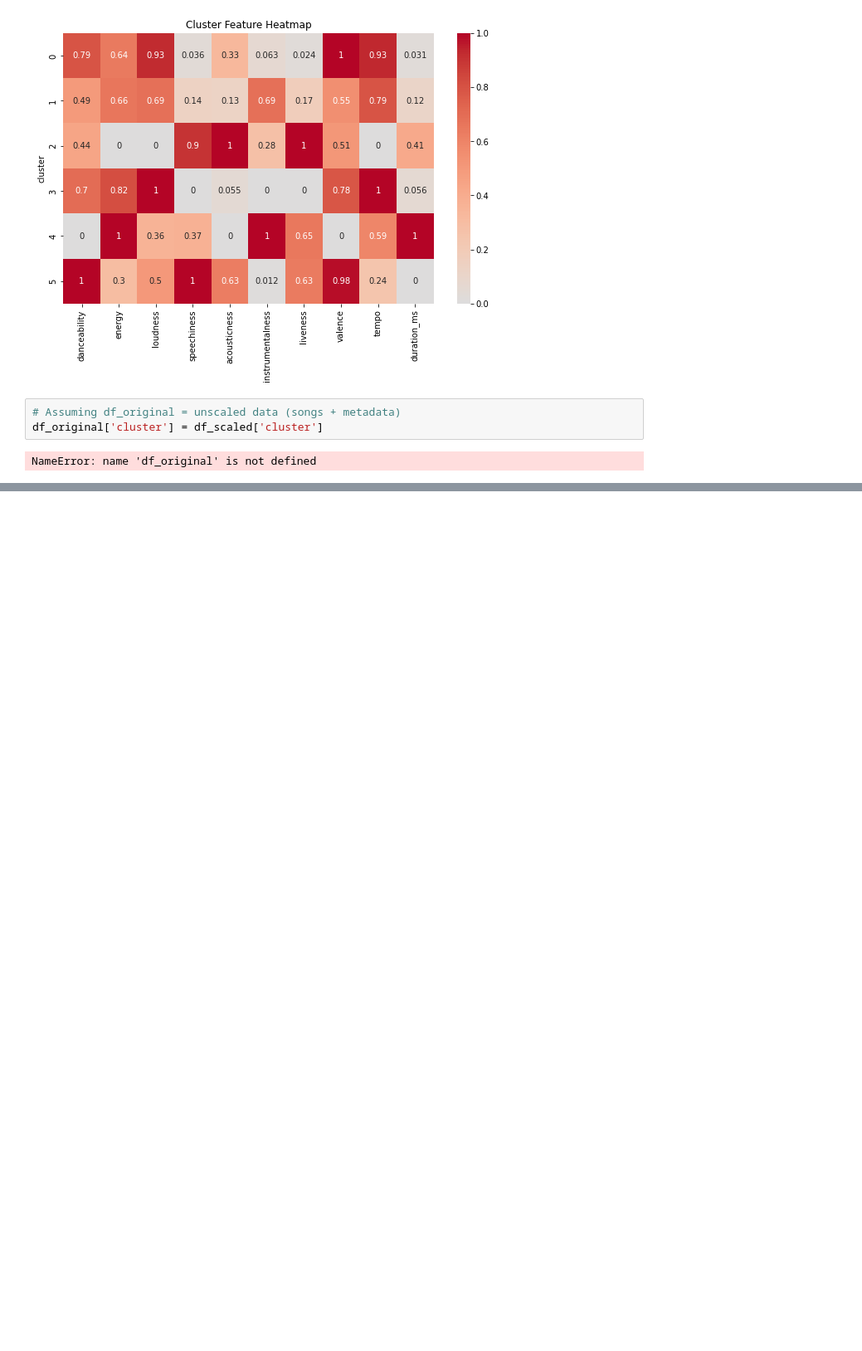
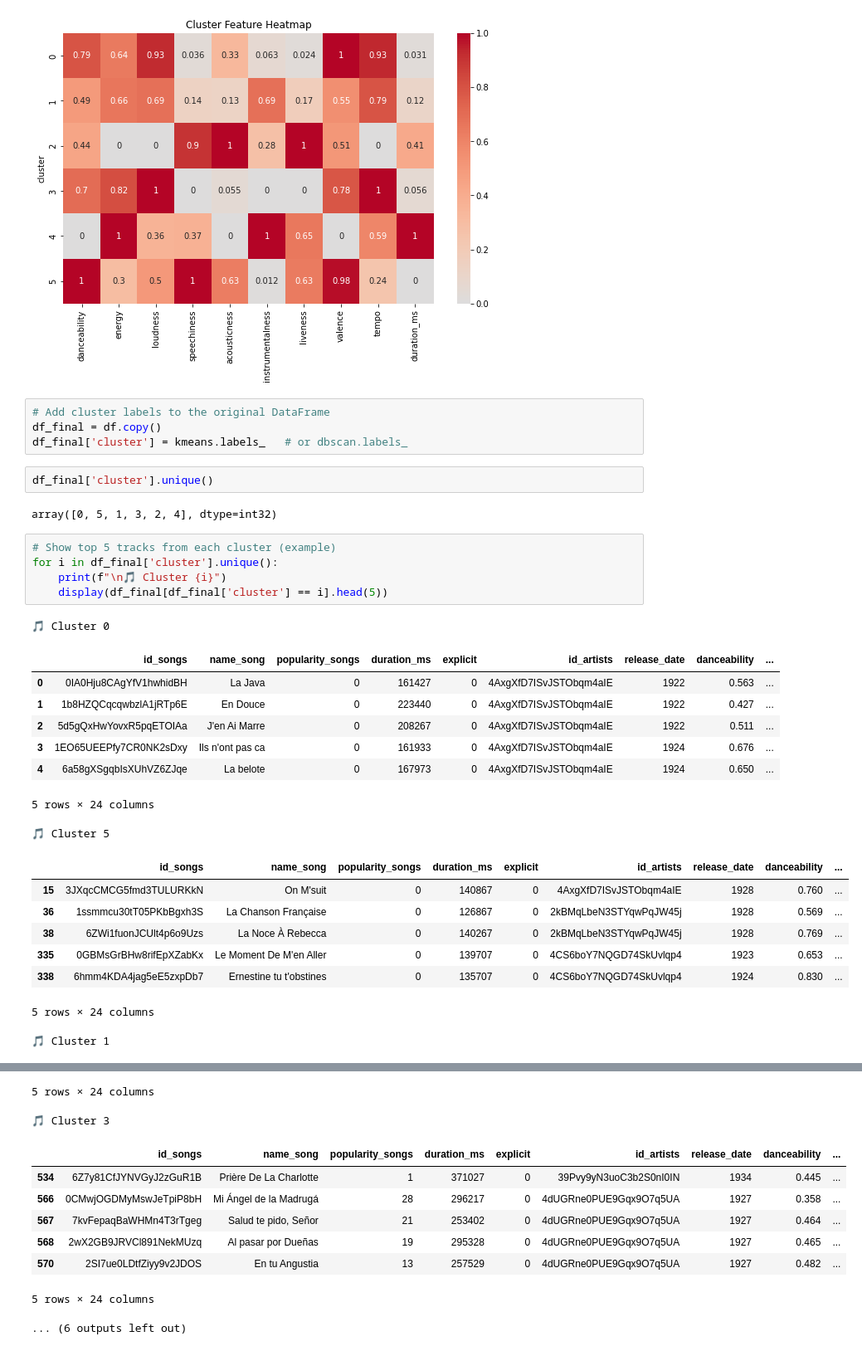
Before and after one commit to kishore2412004/Amazon-Music-Clustering, a Jupyter notebook: clustering.ipynb, the cells around one changed output, grey strips where cells are left out. Shown at 83% size. Saved outputs shown, nothing was run; the diff lists cells and outputs as text; blank space fills up the shorter version.

Commit message:
cluster modification

```diff
--- a/clustering.ipynb
+++ b/clustering.ipynb
@@ -565,7 +565,33 @@ plt.show()
 # %% [output]
 [figure]
 # %%
-# Assuming df_original = unscaled data (songs + metadata)
-df_original['cluster'] = df_scaled['cluster']
+# Add cluster labels to the original DataFrame
+df_final = df.copy()
+df_final['cluster'] = kmeans.labels_   # or dbscan.labels_
-# %% [output]
-NameError: name 'df_original' is not defined
+# %%
+df_final['cluster'].unique()
+# %% [output]
+array([0, 5, 1, 3, 2, 4], dtype=int32)
+# %%
+# Show top 5 tracks from each cluster (example)
+for i in df_final['cluster'].unique():
+    print(f"\n🎵 Cluster {i}")
+    display(df_final[df_final['cluster'] == i].head(5))
+# %% [output]
+🎵 Cluster 0
+|  | id_songs | name_song | popularity_songs | duration_ms | explicit | id_artists | release_date | danceability | ... |
+| 0 | 0IA0Hju8CAgYfV1hwhidBH | La Java | 0 | 161427 | 0 | 4AxgXfD7ISvJSTObqm4aIE | 1922 | 0.563 | ... |
+| 1 | 1b8HZQCqcqwbzlA1jRTp6E | En Douce | 0 | 223440 | 0 | 4AxgXfD7ISvJSTObqm4aIE | 1922 | 0.427 | ... |
+| 2 | 5d5gQxHwYovxR5pqETOIAa | J'en Ai Marre | 0 | 208267 | 0 | 4AxgXfD7ISvJSTObqm4aIE | 1922 | 0.511 | ... |
+| 3 | 1EO65UEEPfy7CR0NK2sDxy | Ils n'ont pas ca | 0 | 161933 | 0 | 4AxgXfD7ISvJSTObqm4aIE | 1924 | 0.676 | ... |
+| 4 | 6a58gXSgqbIsXUhVZ6ZJqe | La belote | 0 | 167973 | 0 | 4AxgXfD7ISvJSTObqm4aIE | 1924 | 0.650 | ... |
+5 rows × 24 columns
+🎵 Cluster 5
+|  | id_songs | name_song | popularity_songs | duration_ms | explicit | id_artists | release_date | danceability | ... |
+| 15 | 3JXqcCMCG5fmd3TULURKkN | On M'suit | 0 | 140867 | 0 | 4AxgXfD7ISvJSTObqm4aIE | 1928 | 0.760 | ... |
+| 36 | 1ssmmcu30tT05PKbBgxh3S | La Chanson Française | 0 | 126867 | 0 | 2kBMqLbeN3STYqwPqJW45j | 1928 | 0.569 | ... |
+| 38 | 6ZWi1fuonJCUlt4p6o9Uzs | La Noce À Rebecca | 0 | 140267 | 0 | 2kBMqLbeN3STYqwPqJW45j | 1928 | 0.769 | ... |
+| 335 | 0GBMsGrBHw8rifEpXZabKx | Le Moment De M'en Aller | 0 | 139707 | 0 | 4CS6boY7NQGD74SkUvlqp4 | 1923 | 0.653 | ... |
+| 338 | 6hmm4KDA4jag5eE5zxpDb7 | Ernestine tu t'obstines | 0 | 135707 | 0 | 4CS6boY7NQGD74SkUvlqp4 | 1924 | 0.830 | ... |
+5 rows × 24 columns
+🎵 Cluster 1
@@ -571,0 +604,10 @@ NameError: name 'df_original' is not defined
+5 rows × 24 columns
+🎵 Cluster 3
+|  | id_songs | name_song | popularity_songs | duration_ms | explicit | id_artists | release_date | danceability | ... |
+| 534 | 6Z7y81CfJYNVGyJ2zGuR1B | Prière De La Charlotte | 1 | 371027 | 0 | 39Pvy9yN3uoC3b2S0nI0IN | 1934 | 0.445 | ... |
+| 566 | 0CMwjOGDMyMswJeTpiP8bH | Mi Ángel de la Madrugá | 28 | 296217 | 0 | 4dUGRne0PUE9Gqx9O7q5UA | 1927 | 0.358 | ... |
+| 567 | 7kvFepaqBaWHMn4T3rTgeg | Salud te pido, Señor | 21 | 253402 | 0 | 4dUGRne0PUE9Gqx9O7q5UA | 1927 | 0.464 | ... |
+| 568 | 2wX2GB9JRVCl891NekMUzq | Al pasar por Dueñas | 19 | 295328 | 0 | 4dUGRne0PUE9Gqx9O7q5UA | 1927 | 0.465 | ... |
+| 570 | 2SI7ue0LDtfZiyy9v2JDOS | En tu Angustia | 13 | 257529 | 0 | 4dUGRne0PUE9Gqx9O7q5UA | 1927 | 0.482 | ... |
+5 rows × 24 columns
+... (6 outputs left out)
```
Also changed, not shown: parts of 5 cells of this notebook.
